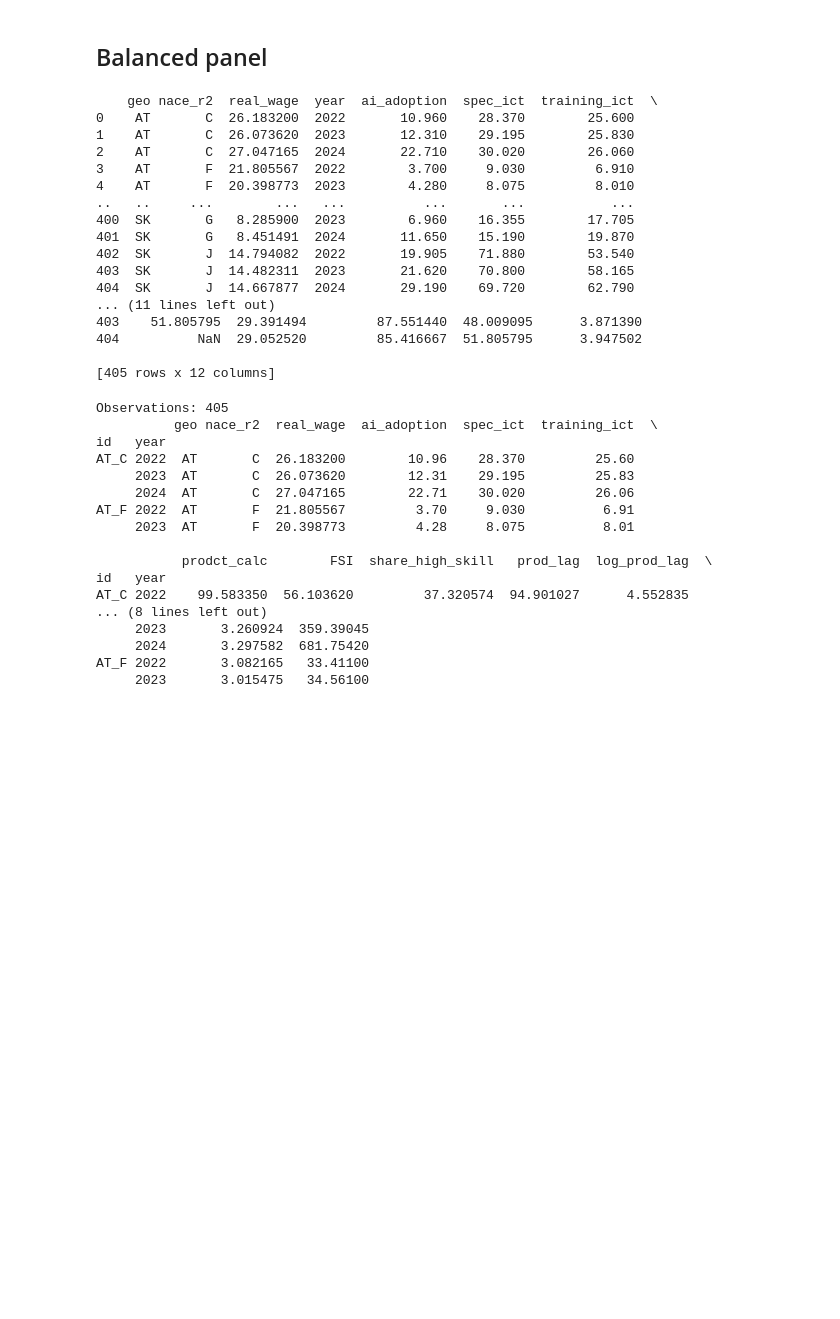
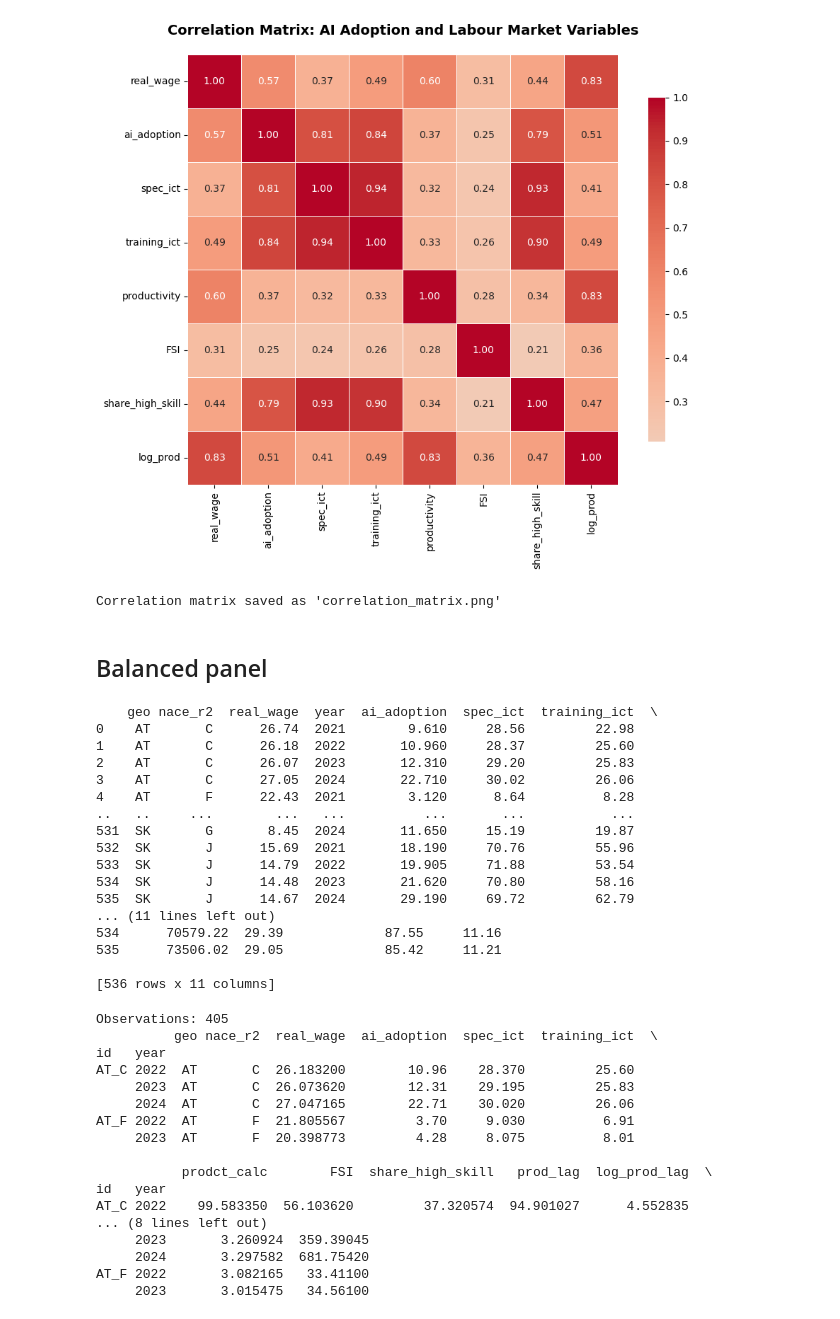
Before and after one commit to Martyniuk-y/Master_thesis, a Jupyter notebook: panel_models.ipynb, the cells around one changed output. Saved outputs shown, nothing was run; the diff lists cells and outputs as text; code cells hidden in the pictures; blank space fills up the shorter version.

Commit message:
Added correlation matrix for the updated data

```diff
--- a/panel_models.ipynb
+++ b/panel_models.ipynb
@@ -5,0 +8,8 @@ from linearmodels.panel import PanelOLS
+# %%
+import matplotlib.pyplot as plt
+import seaborn as sns
+
+path = 'C:/Users/ydmar/Documents/UW/Master thesis/Master_thesis/data_panel/'
+
+df_master = pd.read_csv(path + 'panel_master.csv')
+print(df_master)
@@ -6,28 +34,61 @@ from linearmodels.panel import PanelOLS
+# %%
+numeric_cols = [
+    'real_wage',
+    'ai_adoption',
+    'spec_ict',
+    'training_ict',
+    'productivity',
+    'FSI',
+    'share_high_skill',
+    'log_prod'
+]
+
+corr_matrix = df_master[numeric_cols].corr()
+
+plt.figure(figsize=(10, 8))
+sns.heatmap(
+    corr_matrix,
+    annot=True,
+    fmt='.2f',
+    cmap='coolwarm',
+    center=0,
+    square=True,
+    linewidths=0.5,
+    cbar_kws={'shrink': 0.8}
+)
+
+plt.title('Correlation Matrix: AI Adoption and Labour Market Variables',
+          fontsize=14, fontweight='bold', pad=20)
+plt.tight_layout()
+plt.show()
+
+print("Correlation matrix saved as 'correlation_matrix.png'")
+# %% [output]
+[figure, added]
+Correlation matrix saved as 'correlation_matrix.png'
 # %% [markdown]
 ## Balanced panel
 # %%
-path = 'C:/Users/ydmar/Documents/UW/Master thesis/Master_thesis/data_panel/'
-
 df_master = pd.read_csv(path + 'panel_master.csv')
 print(df_master)
 # %% [output]
     geo nace_r2  real_wage  year  ai_adoption  spec_ict  training_ict  \
-0    AT       C  26.183200  2022       10.960    28.370        25.600
-1    AT       C  26.073620  2023       12.310    29.195        25.830
-2    AT       C  27.047165  2024       22.710    30.020        26.060
-3    AT       F  21.805567  2022        3.700     9.030         6.910
-4    AT       F  20.398773  2023        4.280     8.075         8.010
+0    AT       C      26.74  2021        9.610     28.56         22.98
+1    AT       C      26.18  2022       10.960     28.37         25.60
+2    AT       C      26.07  2023       12.310     29.20         25.83
+3    AT       C      27.05  2024       22.710     30.02         26.06
+4    AT       F      22.43  2021        3.120      8.64          8.28
 ..   ..     ...        ...   ...          ...       ...           ...
-400  SK       G   8.285900  2023        6.960    16.355        17.705
-401  SK       G   8.451491  2024       11.650    15.190        19.870
-402  SK       J  14.794082  2022       19.905    71.880        53.540
-403  SK       J  14.482311  2023       21.620    70.800        58.165
-404  SK       J  14.667877  2024       29.190    69.720        62.790
+531  SK       G       8.45  2024       11.650     15.19         19.87
+532  SK       J      15.69  2021       18.190     70.76         55.96
+533  SK       J      14.79  2022       19.905     71.88         53.54
+534  SK       J      14.48  2023       21.620     70.80         58.16
+535  SK       J      14.67  2024       29.190     69.72         62.79
 ... (11 lines left out)
-403    51.805795  29.391494         87.551440  48.009095      3.871390
-404          NaN  29.052520         85.416667  51.805795      3.947502
+534      70579.22  29.39             87.55     11.16
+535      73506.02  29.05             85.42     11.21
 
-[405 rows x 12 columns]
+[536 rows x 11 columns]
 # %%
 df_master['id'] = df_master['geo'] + '_' + df_master['nace_r2']
 df_model = df_master.set_index(['id', 'year']).sort_index()
```
Also changed, not shown: parts of 8 cells of this notebook.
